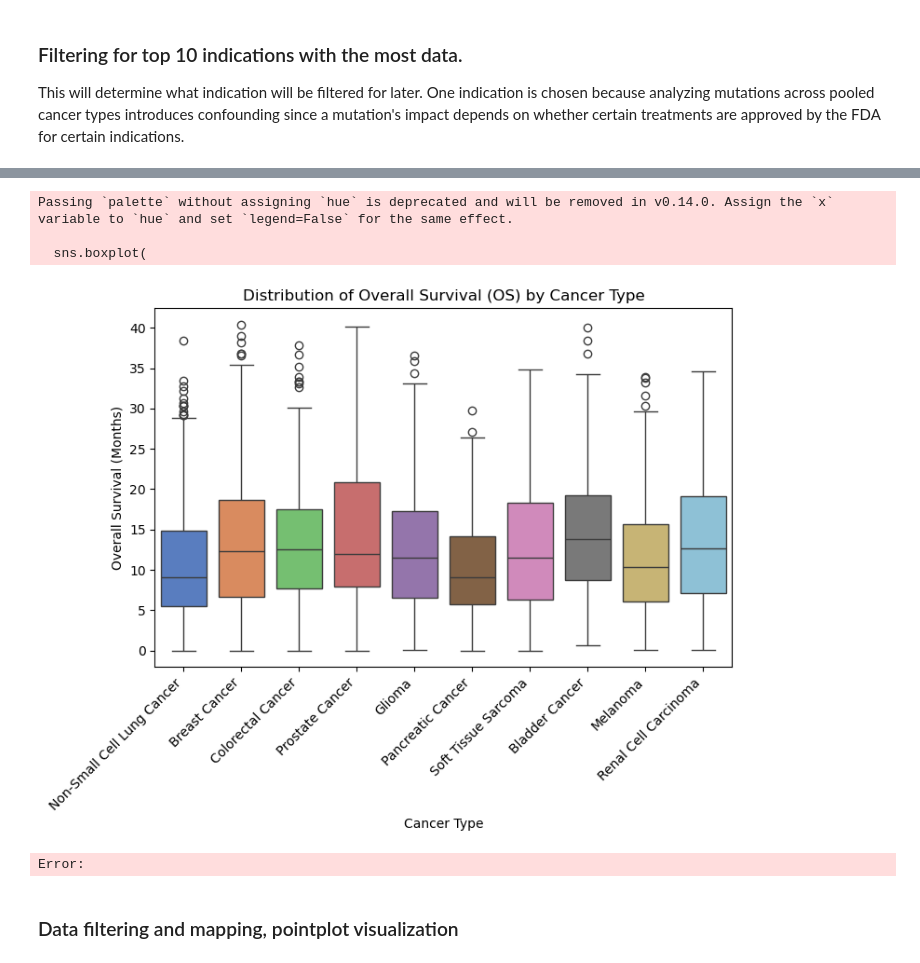
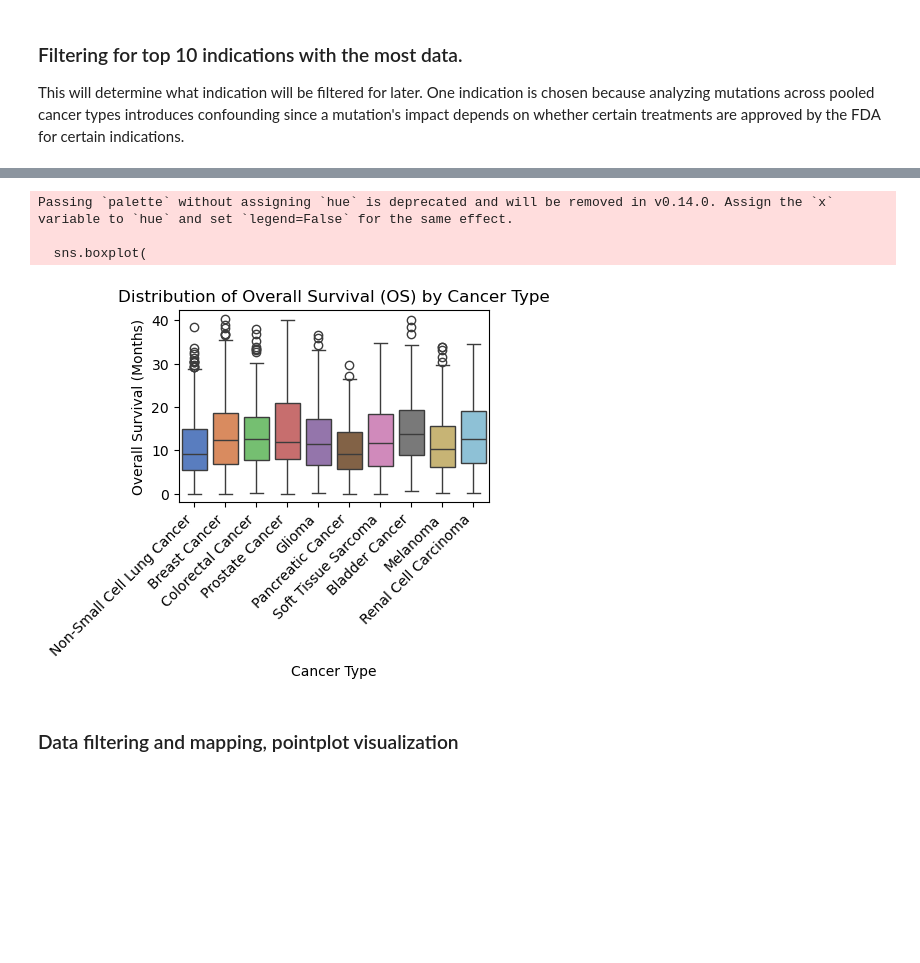
Before and after one commit to lindseyzh2/ehr-clinical-risk-model, a Jupyter notebook: eda.ipynb, the cells around one changed output, grey strips where cells are left out. Drawn from its saved outputs; the diff is of its cells as text; code cells hidden in the pictures; blank space fills up the shorter version.

```diff
--- a/eda.ipynb
+++ b/eda.ipynb
@@ -185,26 +179,25 @@ Error:
 # %%
-plt.figure(figsize=(8, 5))
+plt.figure(figsize=(4, 2.5))
 
 # Check distribution of OS by cancer type visually
 sns.boxplot(
     data=cancer_type_df,
     x='CANCER_TYPE',
     y='OS_MONTHS',
     order=cancer_type_df['CANCER_TYPE'].value_counts().head(10).index, # Keeps only the top 10 ordered by frequency
     palette='muted'
 )
 
 plt.title('Distribution of Overall Survival (OS) by Cancer Type')
 plt.xlabel('Cancer Type')
 plt.ylabel('Overall Survival (Months)')
 plt.xticks(rotation=45, ha='right') # Rotate labels so they don't overlap
 plt.show()
 # %% [output]
 Passing `palette` without assigning `hue` is deprecated and will be removed in v0.14.0. Assign the `x` variable to `hue` and set `legend=False` for the same effect.
 
   sns.boxplot(
-[figure, old version]
+[figure, new version]
-Error:
 # %% [markdown]
 ### Data filtering and mapping, pointplot visualization
 # %%
```
Also changed, not shown: parts of 13 cells of this notebook.
